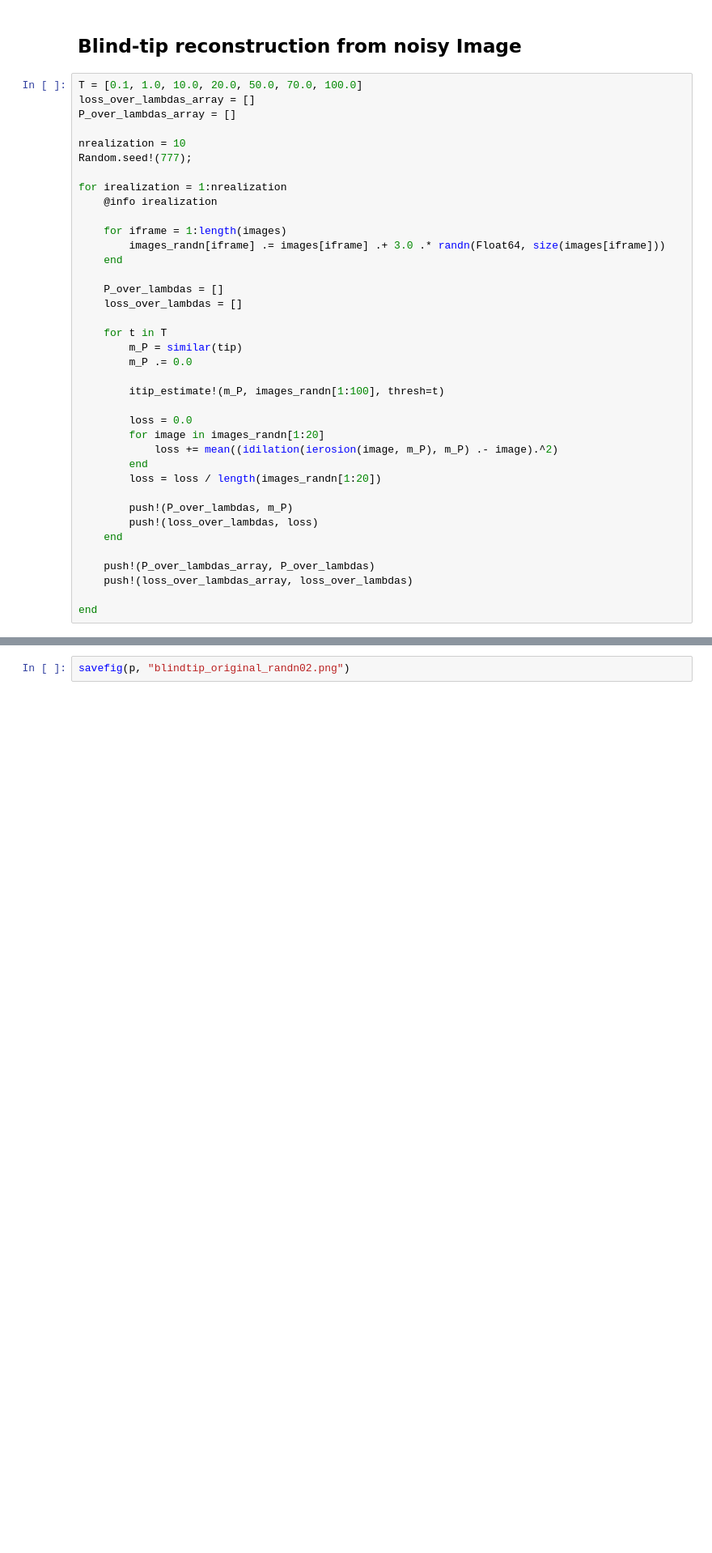
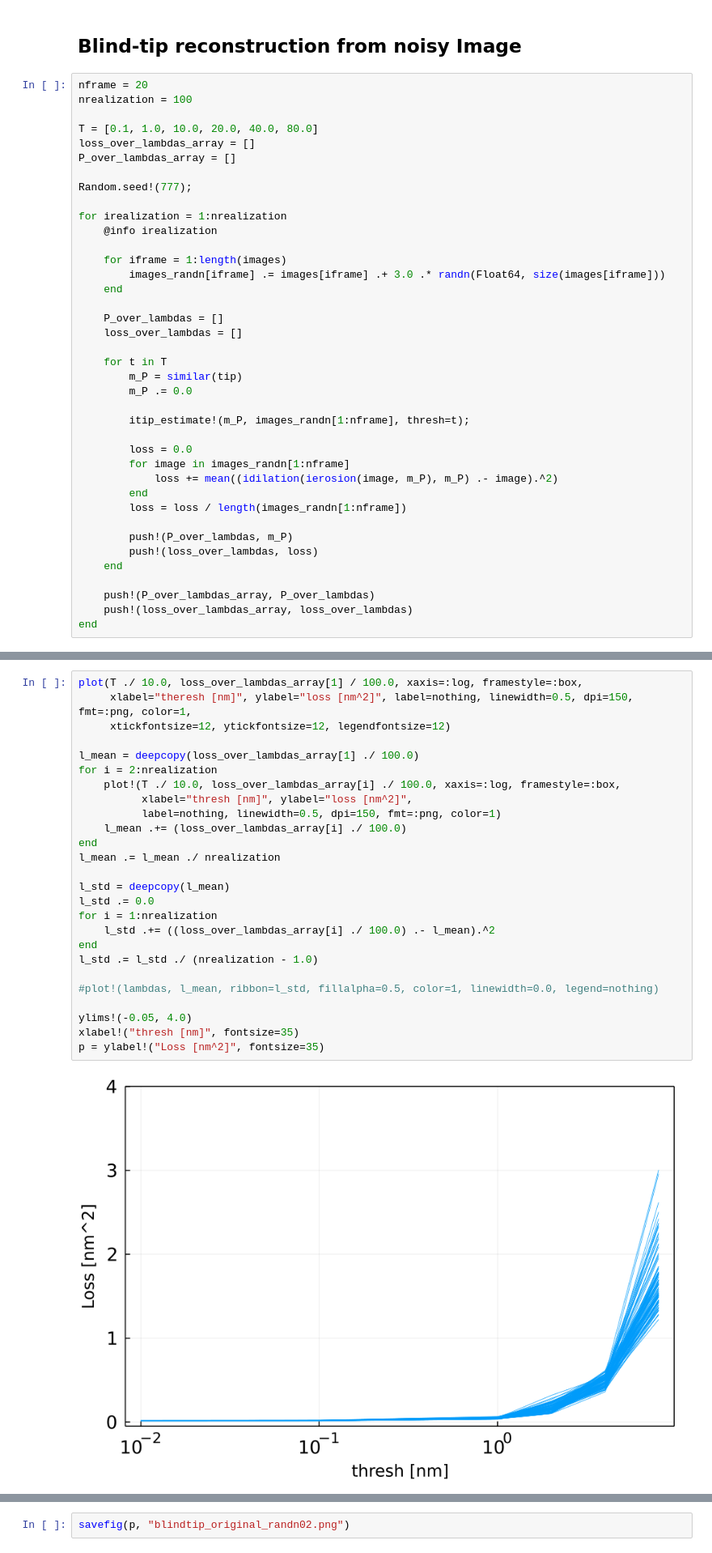
Before and after one commit to matsunagalab/differentiable_BTR, a Jupyter notebook: double_tip/blindtip_original_randn.ipynb, the cells around one changed output, grey strips where cells are left out. Shown at 81% size. Drawn from its saved outputs; the diff is of its cells as text; blank space fills up the shorter version.

```diff
--- a/double_tip/blindtip_original_randn.ipynb
+++ b/double_tip/blindtip_original_randn.ipynb
@@ -15,11 +15,13 @@ using Revise, MDToolbox
 # %% [markdown]
 ## Blind-tip reconstruction from noisy Image
 # %%
-T = [0.1, 1.0, 10.0, 20.0, 50.0, 70.0, 100.0]
+nframe = 20
+nrealization = 100
+
+T = [0.1, 1.0, 10.0, 20.0, 40.0, 80.0]
 loss_over_lambdas_array = []
 P_over_lambdas_array = []
 
-nrealization = 10
 Random.seed!(777);
 
 for irealization = 1:nrealization
@@ -36,13 +38,13 @@ for irealization = 1:nrealization
         m_P = similar(tip)
         m_P .= 0.0
 
-        itip_estimate!(m_P, images_randn[1:100], thresh=t)
+        itip_estimate!(m_P, images_randn[1:nframe], thresh=t);
 
         loss = 0.0
-        for image in images_randn[1:20]
+        for image in images_randn[1:nframe]
             loss += mean((idilation(ierosion(image, m_P), m_P) .- image).^2)
         end
-        loss = loss / length(images_randn[1:20])
+        loss = loss / length(images_randn[1:nframe])
 
         push!(P_over_lambdas, m_P)
         push!(loss_over_lambdas, loss)
@@ -50,6 +52,5 @@ for irealization = 1:nrealization
 
     push!(P_over_lambdas_array, P_over_lambdas)
     push!(loss_over_lambdas_array, loss_over_lambdas)
-
 end
 # %% [output]
@@ -126,0 +95,28 @@ p = ylabel!("Tip height [nm]", fontsize=35)
+# %%
+plot(T ./ 10.0, loss_over_lambdas_array[1] / 100.0, xaxis=:log, framestyle=:box,
+     xlabel="theresh [nm]", ylabel="loss [nm^2]", label=nothing, linewidth=0.5, dpi=150, fmt=:png, color=1,
+     xtickfontsize=12, ytickfontsize=12, legendfontsize=12)
+
+l_mean = deepcopy(loss_over_lambdas_array[1] ./ 100.0)
+for i = 2:nrealization
+    plot!(T ./ 10.0, loss_over_lambdas_array[i] ./ 100.0, xaxis=:log, framestyle=:box,
+          xlabel="thresh [nm]", ylabel="loss [nm^2]",
+          label=nothing, linewidth=0.5, dpi=150, fmt=:png, color=1)
+    l_mean .+= (loss_over_lambdas_array[i] ./ 100.0)
+end
+l_mean .= l_mean ./ nrealization
+
+l_std = deepcopy(l_mean)
+l_std .= 0.0
+for i = 1:nrealization
+    l_std .+= ((loss_over_lambdas_array[i] ./ 100.0) .- l_mean).^2
+end
+l_std .= l_std ./ (nrealization - 1.0)
+
+#plot!(lambdas, l_mean, ribbon=l_std, fillalpha=0.5, color=1, linewidth=0.0, legend=nothing)
+
+ylims!(-0.05, 4.0)
+xlabel!("thresh [nm]", fontsize=35)
+p = ylabel!("Loss [nm^2]", fontsize=35)
+# %% [output]
+[figure, added]
```
Also changed, not shown: parts of 36 cells of this notebook, 11 other files.
